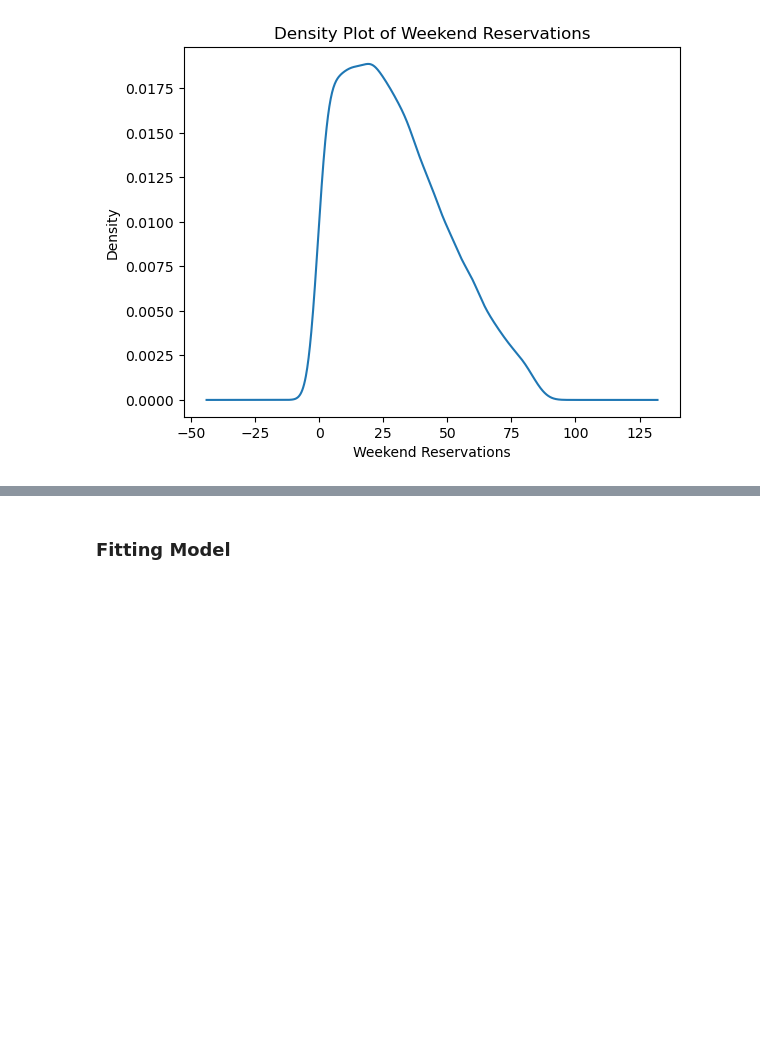
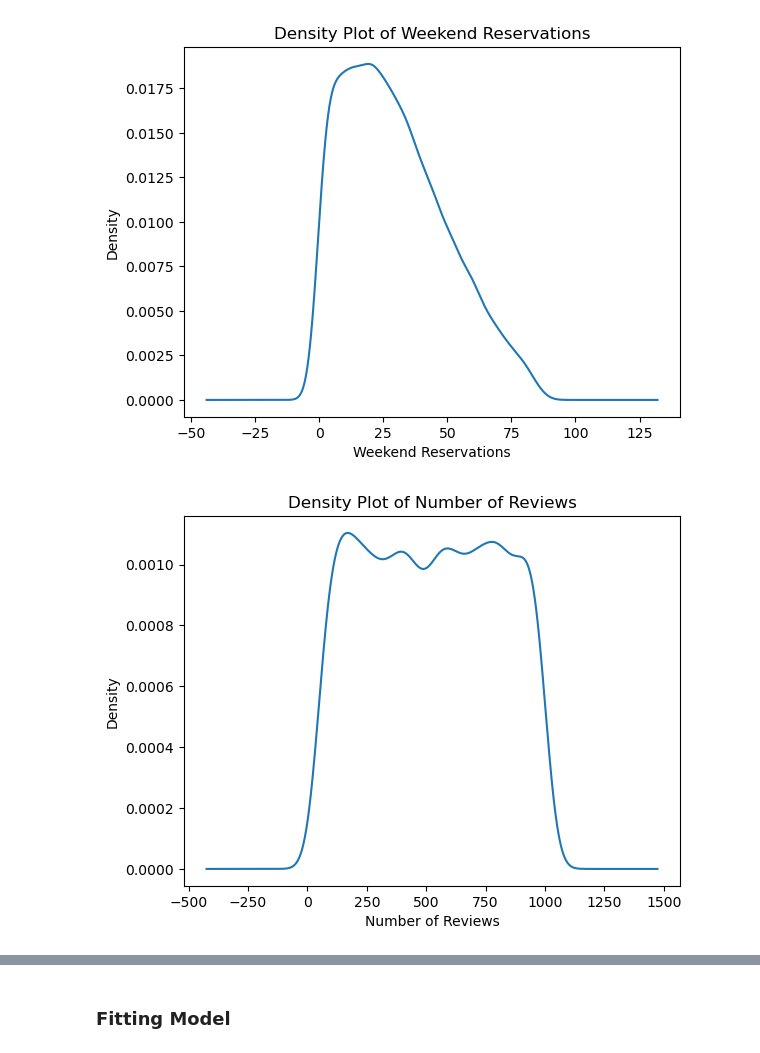
Before and after one commit to katelynvuong/601-final-project, a Jupyter notebook: serigne_eda.ipynb, the cells around one changed output, grey strips where cells are left out. Cells and saved outputs as stored; diff of their text form; code cells hidden in the pictures; blank space fills up the shorter version.

```diff
--- a/serigne_eda.ipynb
+++ b/serigne_eda.ipynb
@@ -135,3 +140,10 @@ plt.xlabel('Weekend Reservations')
 plt.show()
 # %% [output]
 [figure]
+# %%
+df['number_of_reviews'].plot(kind='kde')
+plt.title('Density Plot of Number of Reviews')
+plt.xlabel('Number of Reviews')
+plt.show()
+# %% [output]
+[figure, added]
```
Also changed, not shown: parts of 37 cells of this notebook.
